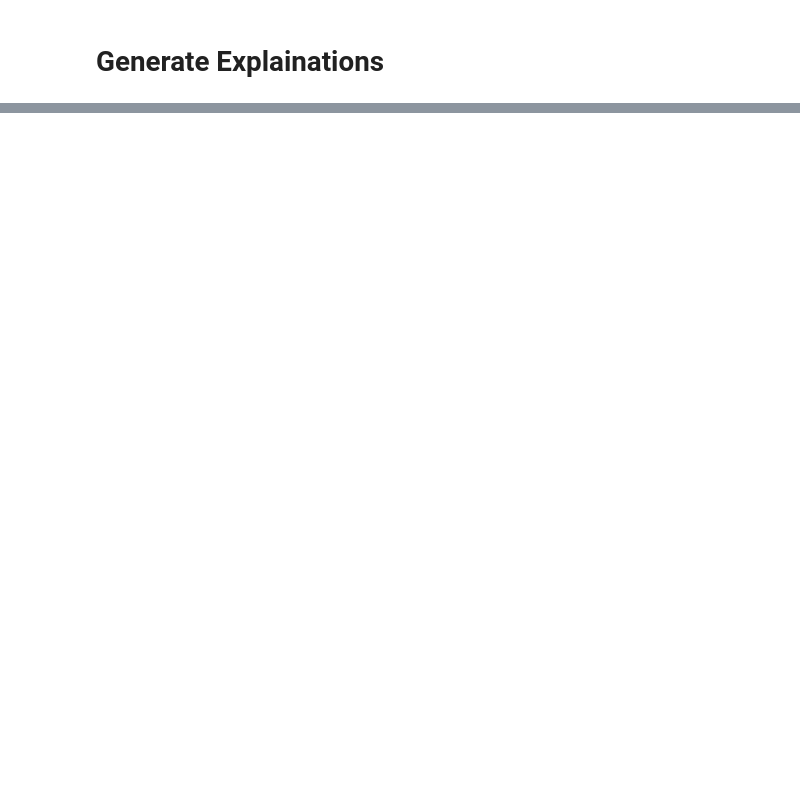
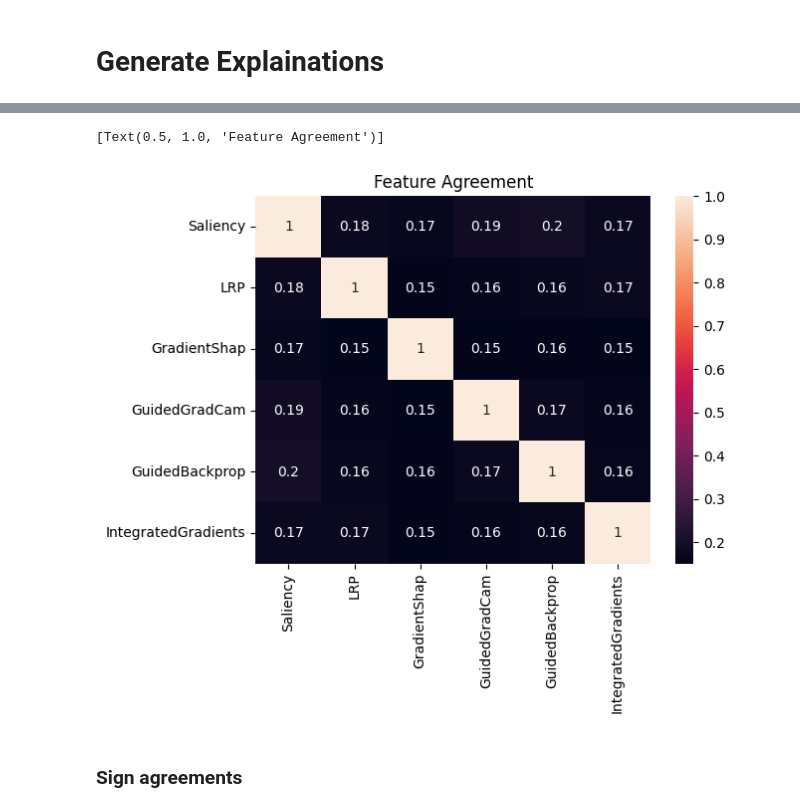
Before and after one commit to mdnam2410/thesis, a Jupyter notebook: XAI_Research.ipynb, the cells around one changed output, grey strips where cells are left out. Drawn from its saved outputs; the diff is of its cells as text; code cells hidden in the pictures; blank space fills up the shorter version.

Commit message:
feat: Implement metrics and optimize memory usage

```diff
--- a/XAI_Research.ipynb
+++ b/XAI_Research.ipynb
@@ -1049,0 +731,8 @@ dashboard.show()
+# %%
+explanations = {**gradient_explanations, **perturbation_explanations}
+methods = gradient_methods + perturbation_methods
+for method in methods:
+    exp = explanations[method]
+    for i in range(len(exp)):
+        exp[i] = exp[i].cpu().detach()
+    explanations[method] = torch.cat(exp)
@@ -1049,0 +753,17 @@ dashboard.show()
+# %%
+def compute_heatmap(methods, explanations, metric):
+    size = len(methods)
+    result = np.empty((size, size))
+
+    for j in range(size):
+        for i in range(size):
+            exp1 = explanations[methods[i]]
+            exp2 = explanations[methods[j]]
+            if i >= j:
+                result[i, j] = compute_mean_disagreement(exp1, exp2, metric)
+            else:
+                result[i, j] = result[j, i]
+    return result
+# %%
+def visualize(hm, title):
+    return sns.heatmap(hm, annot=True, xticklabels=methods, yticklabels=methods).set(title=title)
@@ -1049,0 +772,3 @@ dashboard.show()
+# %%
+%%time
+heatmap_fa = compute_heatmap(methods, explanations, metric=feature_agreement)
@@ -1049,0 +778,7 @@ dashboard.show()
+# %%
+visualize(heatmap_fa, title='Feature Agreement')
+# %% [output]
+[Text(0.5, 1.0, 'Feature Agreement')]
+[figure, added]
+# %% [markdown]
+### Sign agreements
```
Also changed, not shown: parts of 110 cells of this notebook.
